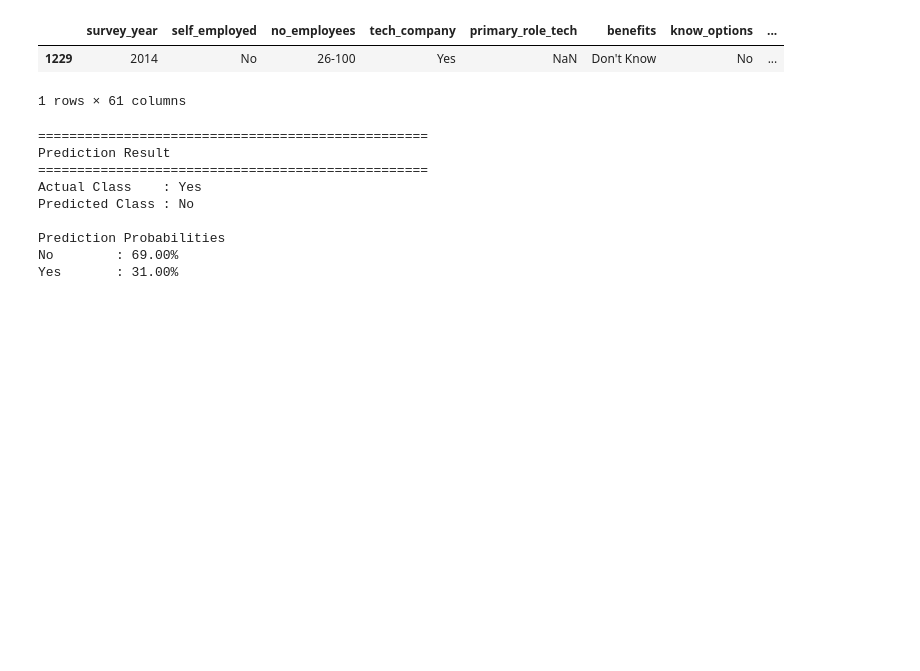
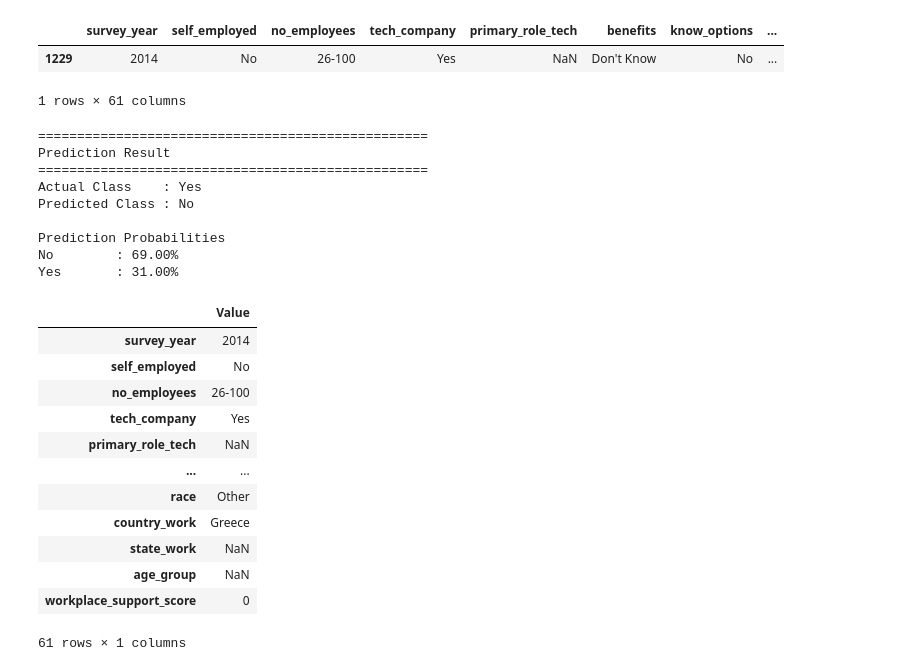
Before and after one commit to acelin009/MentalHealth-AI, a Jupyter notebook: notebooks/08_Model_Interpretability.ipynb, the cells around one changed output. Drawn from its saved outputs; the diff is of its cells as text; code cells hidden in the pictures; blank space fills up the shorter version.

```diff
--- a/notebooks/08_Model_Interpretability.ipynb
+++ b/notebooks/08_Model_Interpretability.ipynb
@@ -357,3 +357,19 @@ Predicted Class : No
 Prediction Probabilities
 No        : 69.00%
 Yes       : 31.00%
+# %%
+sample.T.rename(columns={sample.index[0]: "Value"})
+# %% [output]
+|  | Value |
+| survey_year | 2014 |
+| self_employed | No |
+| no_employees | 26-100 |
+| tech_company | Yes |
+| primary_role_tech | NaN |
+| ... | ... |
+| race | Other |
+| country_work | Greece |
+| state_work | NaN |
+| age_group | NaN |
+| workplace_support_score | 0 |
+61 rows × 1 columns
```
Also changed, not shown: parts of 2 cells of this notebook, 4 other files.
